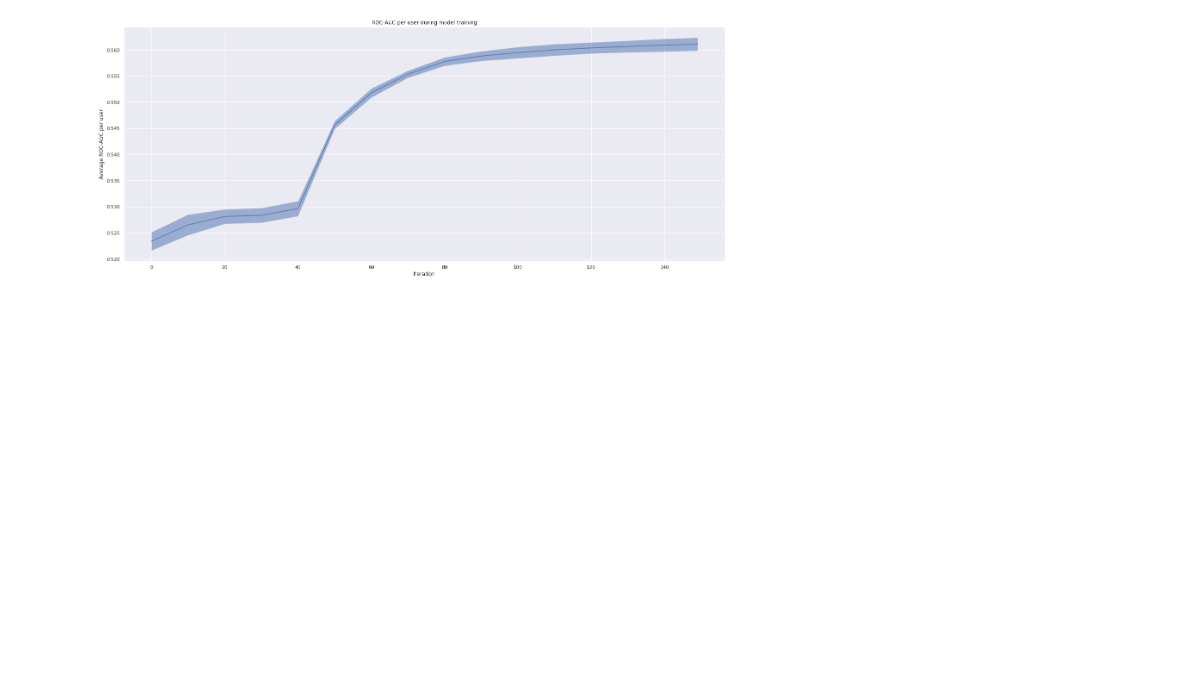
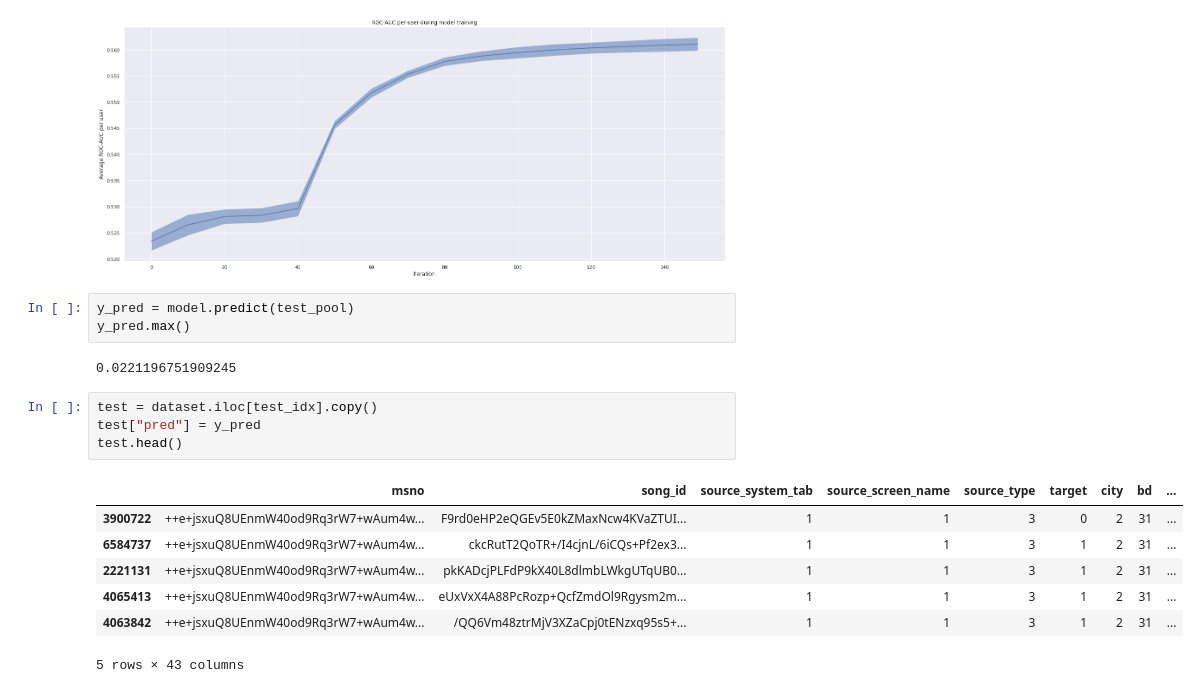
Before and after one commit to SpirinEgor/HSE.recommendation_systems, a Jupyter notebook: homework_2/this_song_is_all_you_need.ipynb, the cells around one changed output. Cells and saved outputs as stored; diff of their text form; blank space fills up the shorter version.

```diff
--- a/homework_2/this_song_is_all_you_need.ipynb
+++ b/homework_2/this_song_is_all_you_need.ipynb
@@ -183,3 +175,20 @@ ax.fill_between(x=eval_iterations, y1=m_auc - s_auc, y2=m_auc + s_auc, alpha=.5)
 Final ROC-AUC per user: 0.561 ± 0.001
 <matplotlib.collections.PolyCollection at 0x...>
 [figure]
+# %%
+y_pred = model.predict(test_pool)
+y_pred.max()
+# %% [output]
+0.0221196751909245
+# %%
+test = dataset.iloc[test_idx].copy()
+test["pred"] = y_pred
+test.head()
+# %% [output]
+|  | msno | song_id | source_system_tab | source_screen_name | source_type | target | city | bd | ... |
+| 3900722 | ++e+jsxuQ8UEnmW40od9Rq3rW7+wAum4w... | F9rd0eHP2eQGEv5E0kZMaxNcw4KVaZTUI... | 1 | 1 | 3 | 0 | 2 | 31 | ... |
+| 6584737 | ++e+jsxuQ8UEnmW40od9Rq3rW7+wAum4w... | ckcRutT2QoTR+/I4cjnL/6iCQs+Pf2ex3... | 1 | 1 | 3 | 1 | 2 | 31 | ... |
+| 2221131 | ++e+jsxuQ8UEnmW40od9Rq3rW7+wAum4w... | pkKADcjPLFdP9kX40L8dlmbLWkgUTqUB0... | 1 | 1 | 3 | 1 | 2 | 31 | ... |
+| 4065413 | ++e+jsxuQ8UEnmW40od9Rq3rW7+wAum4w... | eUxVxX4A88PcRozp+QcfZmdOl9Rgysm2m... | 1 | 1 | 3 | 1 | 2 | 31 | ... |
+| 4063842 | ++e+jsxuQ8UEnmW40od9Rq3rW7+wAum4w... | /QQ6Vm48ztrMjV3XZaCpj0tENzxq95s5+... | 1 | 1 | 3 | 1 | 2 | 31 | ... |
+5 rows × 43 columns
```
Also changed, not shown: parts of 13 cells of this notebook, 4 other files.
